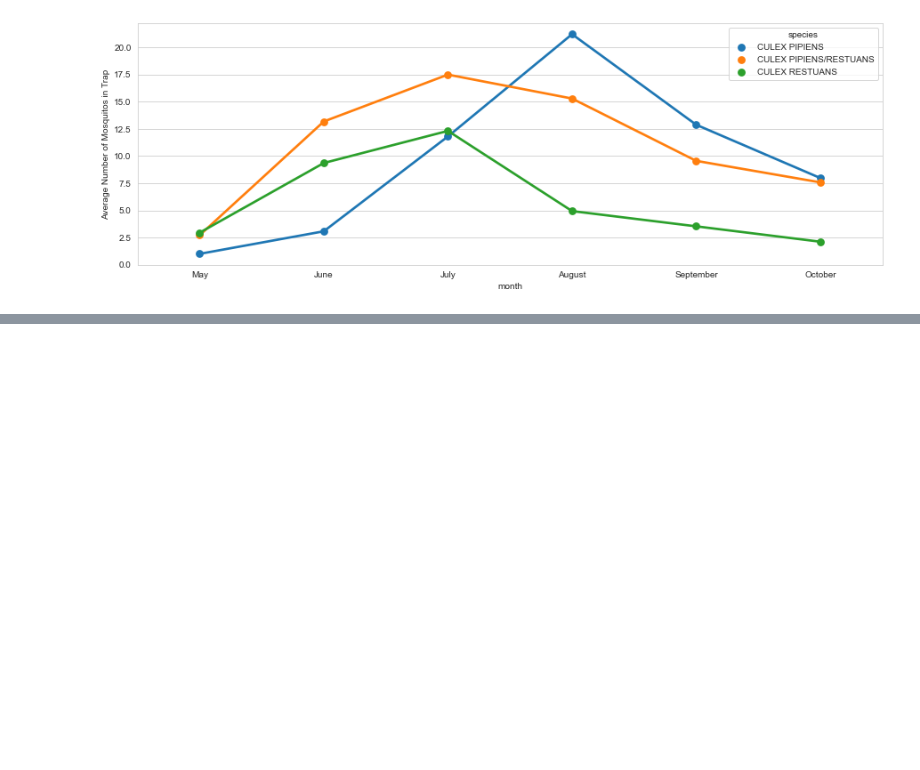
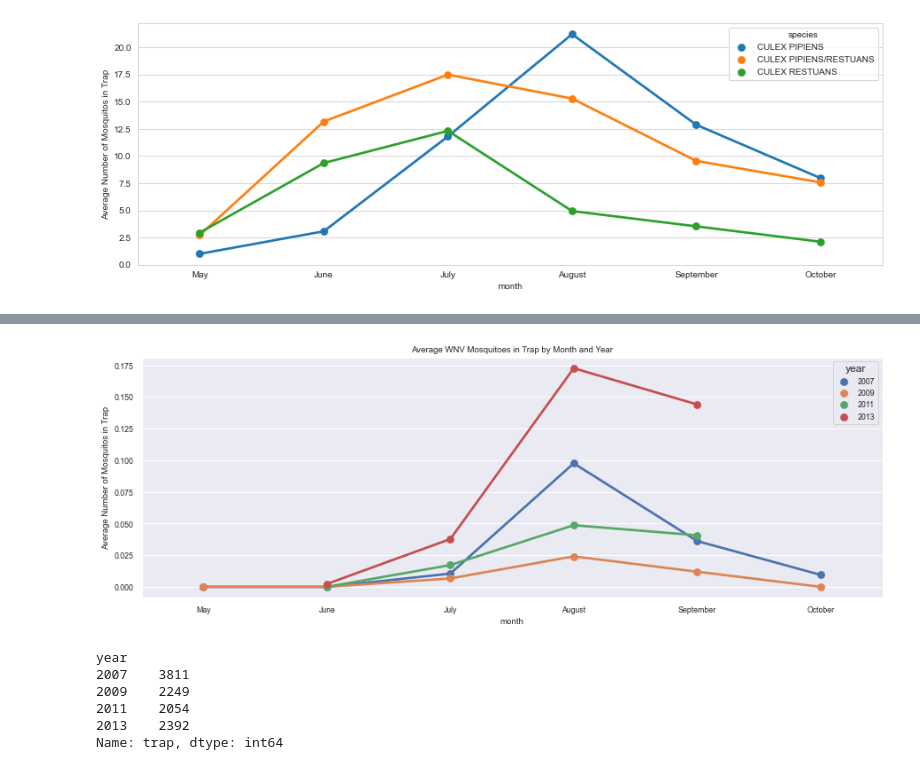
Before and after one commit to chevalier88/GA_Project_4_Advanced_Supervised_Learning, a Jupyter notebook: codes/for merge before master.ipynb, the cells around one changed output, grey strips where cells are left out. Saved outputs shown, nothing was run; the diff lists cells and outputs as text; code cells hidden in the pictures; blank space fills up the shorter version.

```diff
--- a/codes/for merge before master.ipynb
+++ b/codes/for merge before master.ipynb
@@ -410,0 +509,19 @@ Text(0, 0.5, 'Average Number of Mosquitos in Trap')
+# %%
+# plot Average WNV Mosquitoes in Trap by Month and Year
+plt.figure(figsize=(15,5))
+_ = sns.pointplot(x='month', y="wnvpresent", hue="year", data=train.groupby(['year', 'month'], as_index=False)['wnvpresent'].mean(),)
+_.set(xticklabels=['May', 'June', 'July', 'August', 'September', 'October'])
+plt.ylabel('Average Number of Mosquitos in Trap')
+plt.title('Average WNV Mosquitoes in Trap by Month and Year');
+# %% [output]
+[figure, added]
+# %%
+# number of traps set by year
+train.groupby('year')['trap'].count()
+# %% [output]
+year
+2007    3811
+2009    2249
+2011    2054
+2013    2392
+Name: trap, dtype: int64
```
Also changed, not shown: parts of 97 cells of this notebook, 1 other file.
